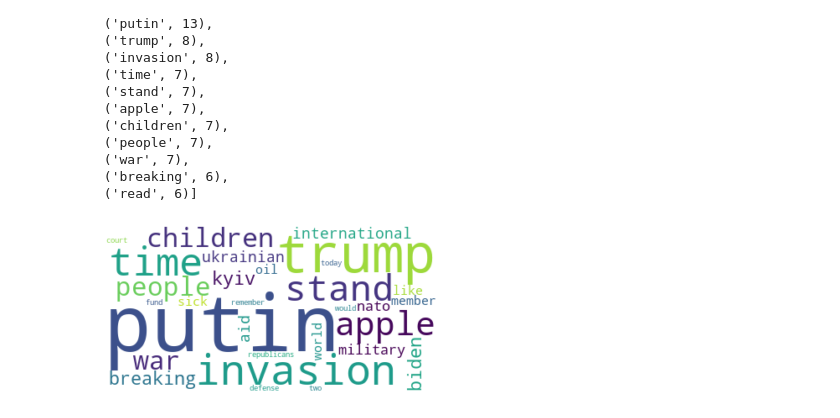
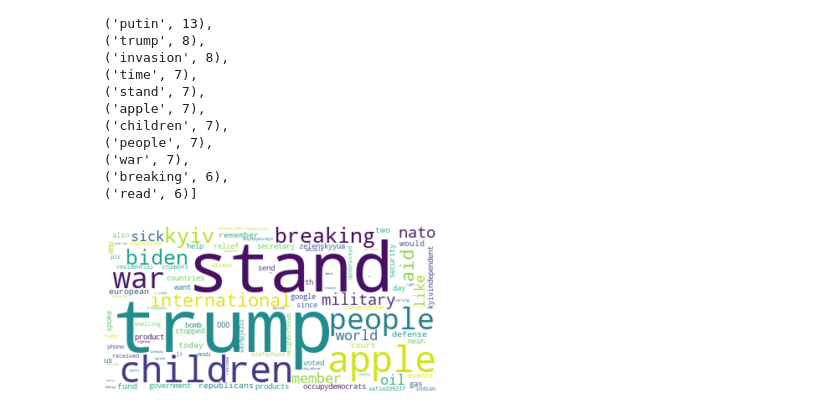
Before and after one commit to mrreyesm/NLP_tweets, a Jupyter notebook: NLP_tweets_on_war.ipynb, the cells around one changed output. Saved outputs shown, nothing was run; the diff lists cells and outputs as text; code cells hidden in the pictures.

```diff
--- a/NLP_tweets_on_war.ipynb
+++ b/NLP_tweets_on_war.ipynb
@@ -182,7 +184,7 @@ puntuacion = list(string.punctuation)
 # %%
-puntuacion.append('https')
-puntuacion.append('co')
-puntuacion.append('t')
+punctuation.append('https')
+punctuation.append('co')
+punctuation.append('t')
 # %%
 nltk.download('stopwords')
 stop_words_n = nltk.corpus.stopwords.words('english')
@@ -192,7 +194,7 @@ stop_words_n = nltk.corpus.stopwords.words('english')
 # %%
 df_2 = [w for w in flatten if w not in stop_words_n]
 # %%
-df_3 = [w for w in df_2 if w not in puntuacion]
+df_3 = [w for w in df_2 if w not in punctuation]
 # %%
 freq_words = nltk.FreqDist(df_3)
 # %%
@@ -214,15 +216,15 @@ freq_words.most_common(15)
  ('breaking', 6),
  ('read', 6)]
 # %%
-omitir_palabras = ['rt','ukraine','read','ukranian','russian','says','president', 'russia']
+omit_words = ['rt','ukraine','read','ukranian','russian','says','president', 'russia','time','ukrainian','putin','invasion']
 # %%
-df_4 =  [w for w in df_3 if w not in omitir_palabras]
+df_4 =  [w for w in df_3 if w not in omit_words]
 # %%
 freq_words = nltk.FreqDist(df_4)
 # %%
-wordcloud = WordCloud(background_color='white', collocations=False, max_words=30).fit_words(freq_words)
+wordcloud = WordCloud(background_color='white', collocations=False, max_words=100).fit_words(freq_words)
 plt.imshow(wordcloud, interpolation='bilinear')
 plt.axis('off')
 plt.show()
 # %% [output]
-[figure, old version]
+[figure, new version]
```
Also changed, not shown: parts of 8 cells of this notebook.
